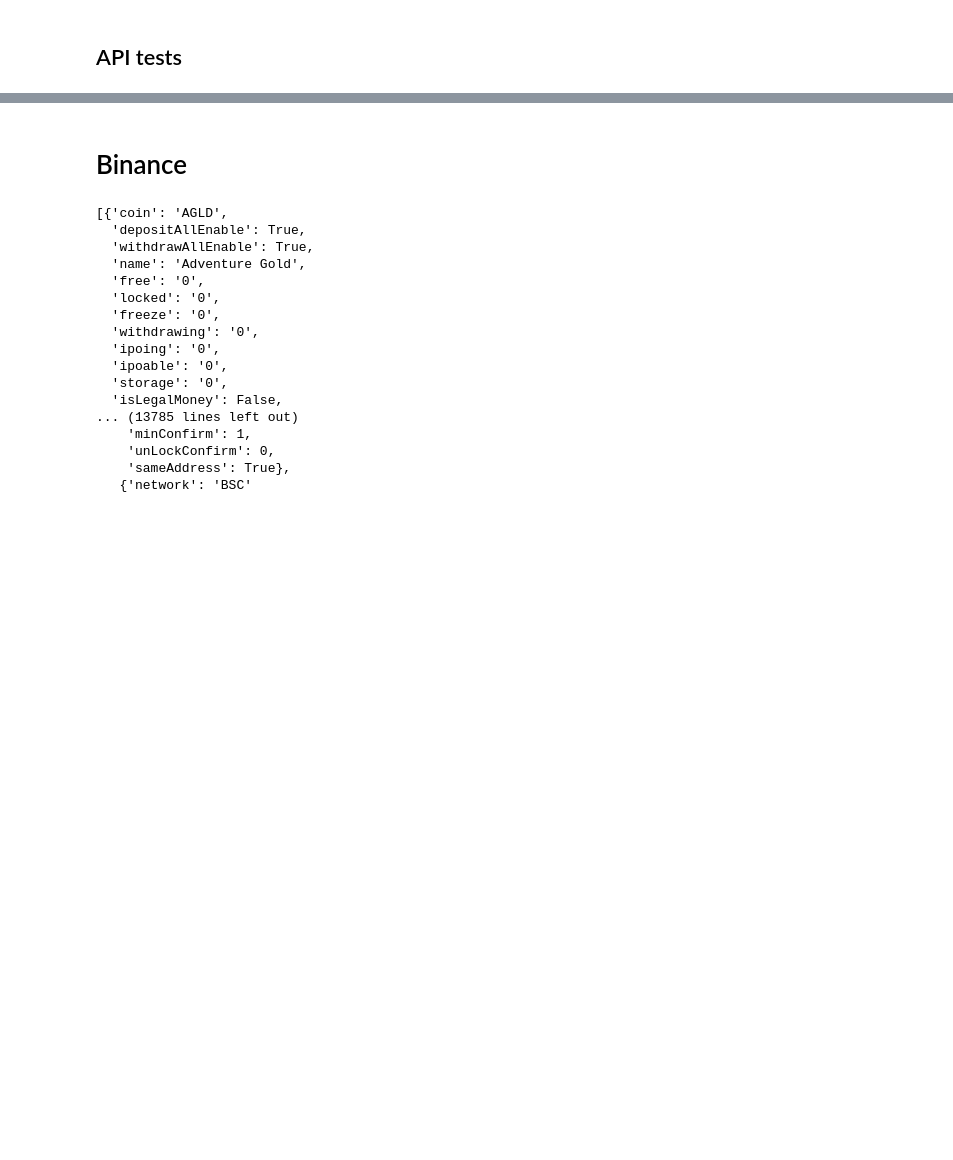
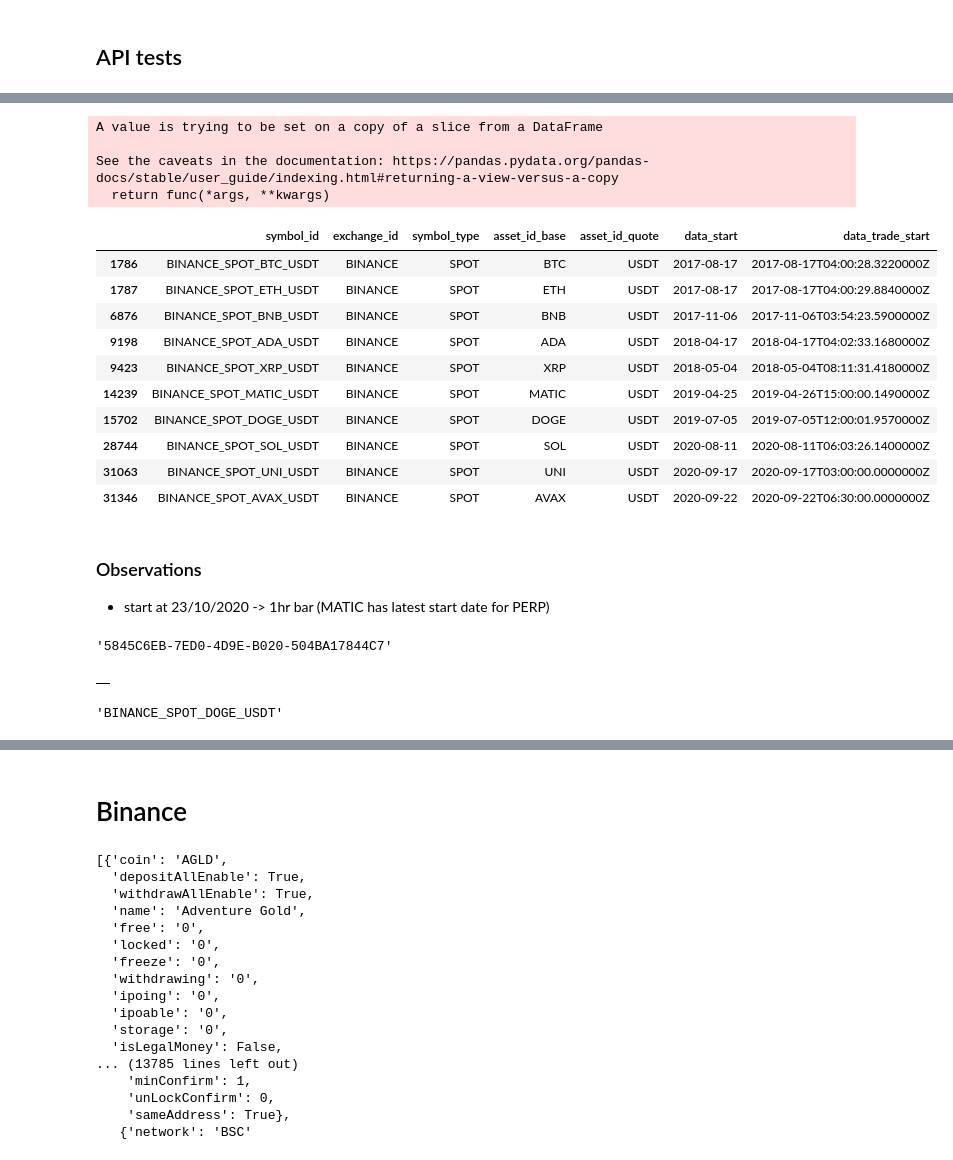
Before and after one commit to regression-gerry/hurst_capstone, a Jupyter notebook: notebooks/research_test.ipynb, the cells around one changed output, grey strips where cells are left out. Drawn from its saved outputs; the diff is of its cells as text; code cells hidden in the pictures; blank space fills up the shorter version.

```diff
--- a/notebooks/research_test.ipynb
+++ b/notebooks/research_test.ipynb
@@ -105,0 +19,8 @@ df.iloc[-1:,1:2].values[0][0][0:19]
+# %%
+binance_df = symbols[symbols['exchange_id'].str.contains("BINANCE")]
+binance_df_spot = binance_df[binance_df['symbol_type'].isin(['SPOT'])]
+binance_perp_df = binance_df[binance_df['symbol_type'].isin(['PERPETUAL'])]
+binance_df_spot = binance_df_spot[['symbol_id', 'exchange_id', 'symbol_type', 'asset_id_base',
+       'asset_id_quote', 'data_start', 'data_trade_start']]
+binance_perp_df = binance_perp_df[['symbol_id', 'exchange_id', 'symbol_type', 'asset_id_base',
+       'asset_id_quote', 'data_start', 'data_trade_start']]
@@ -105,0 +30,8 @@ df.iloc[-1:,1:2].values[0][0][0:19]
+# %%
+b_usd_filtered_spot.sort_values(by='asset_id_base', inplace=True)
+b_usd_filtered_perp.sort_values(by='asset_id_base', inplace=True)
+# %% [output]
+A value is trying to be set on a copy of a slice from a DataFrame
+
+See the caveats in the documentation: https://pandas.pydata.org/pandas-docs/stable/user_guide/indexing.html#returning-a-view-versus-a-copy
+  return func(*args, **kwargs)
@@ -105,0 +41,14 @@ df.iloc[-1:,1:2].values[0][0][0:19]
+# %%
+spot_list
+# %% [output]
+|  | symbol_id | exchange_id | symbol_type | asset_id_base | asset_id_quote | data_start | data_trade_start |
+| 1786 | BINANCE_SPOT_BTC_USDT | BINANCE | SPOT | BTC | USDT | 2017-08-17 | 2017-08-17T04:00:28.3220000Z |
+| 1787 | BINANCE_SPOT_ETH_USDT | BINANCE | SPOT | ETH | USDT | 2017-08-17 | 2017-08-17T04:00:29.8840000Z |
+| 6876 | BINANCE_SPOT_BNB_USDT | BINANCE | SPOT | BNB | USDT | 2017-11-06 | 2017-11-06T03:54:23.5900000Z |
+| 9198 | BINANCE_SPOT_ADA_USDT | BINANCE | SPOT | ADA | USDT | 2018-04-17 | 2018-04-17T04:02:33.1680000Z |
+| 9423 | BINANCE_SPOT_XRP_USDT | BINANCE | SPOT | XRP | USDT | 2018-05-04 | 2018-05-04T08:11:31.4180000Z |
+| 14239 | BINANCE_SPOT_MATIC_USDT | BINANCE | SPOT | MATIC | USDT | 2019-04-25 | 2019-04-26T15:00:00.1490000Z |
+| 15702 | BINANCE_SPOT_DOGE_USDT | BINANCE | SPOT | DOGE | USDT | 2019-07-05 | 2019-07-05T12:00:01.9570000Z |
+| 28744 | BINANCE_SPOT_SOL_USDT | BINANCE | SPOT | SOL | USDT | 2020-08-11 | 2020-08-11T06:03:26.1400000Z |
+| 31063 | BINANCE_SPOT_UNI_USDT | BINANCE | SPOT | UNI | USDT | 2020-09-17 | 2020-09-17T03:00:00.0000000Z |
+| 31346 | BINANCE_SPOT_AVAX_USDT | BINANCE | SPOT | AVAX | USDT | 2020-09-22 | 2020-09-22T06:30:00.0000000Z |
@@ -105,0 +58,3 @@ df.iloc[-1:,1:2].values[0][0][0:19]
+# %% [markdown]
+### Observations
+- start at 23/10/2020 -> 1hr bar (MATIC has latest start date for PERP)
@@ -105,0 +82,4 @@ df.iloc[-1:,1:2].values[0][0][0:19]
+# %%
+f'{new_api_keys[9]}'
+# %% [output]
+'5845C6EB-7ED0-4D9E-B020-504BA17844C7'
@@ -105,0 +92,8 @@ df.iloc[-1:,1:2].values[0][0][0:19]
+# %%
+data
+# %% [output]
+|  |
+# %%
+spot_lst[6]
+# %% [output]
+'BINANCE_SPOT_DOGE_USDT'
```
Also changed, not shown: parts of 33 cells of this notebook, 4 other files.
